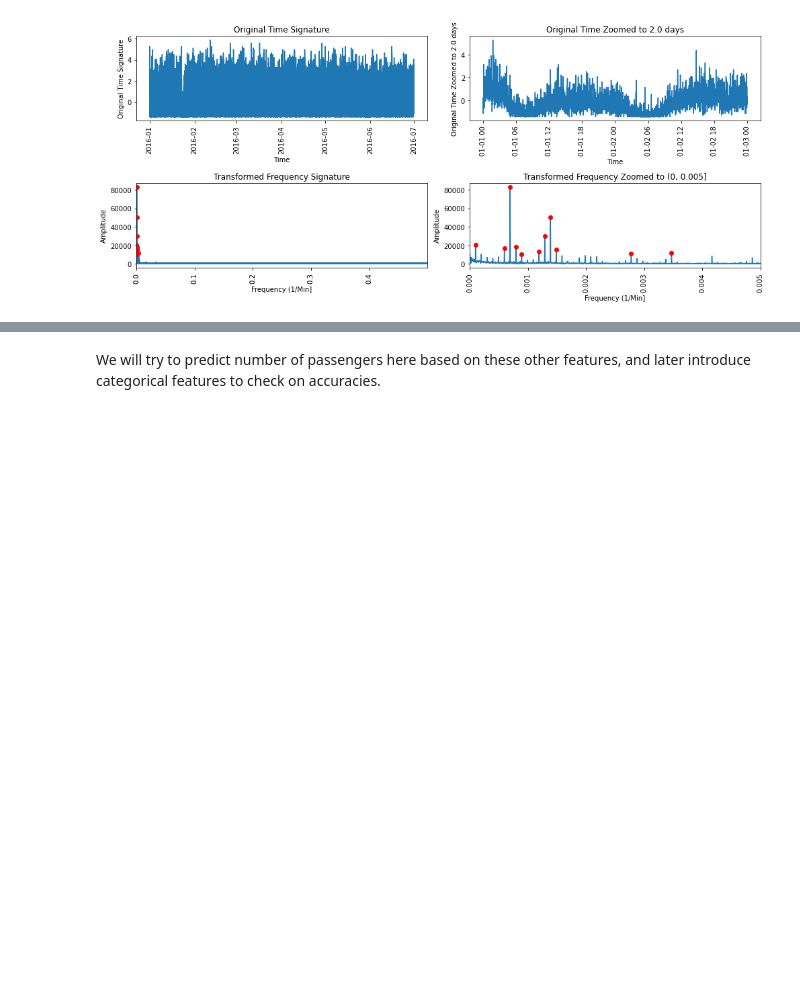
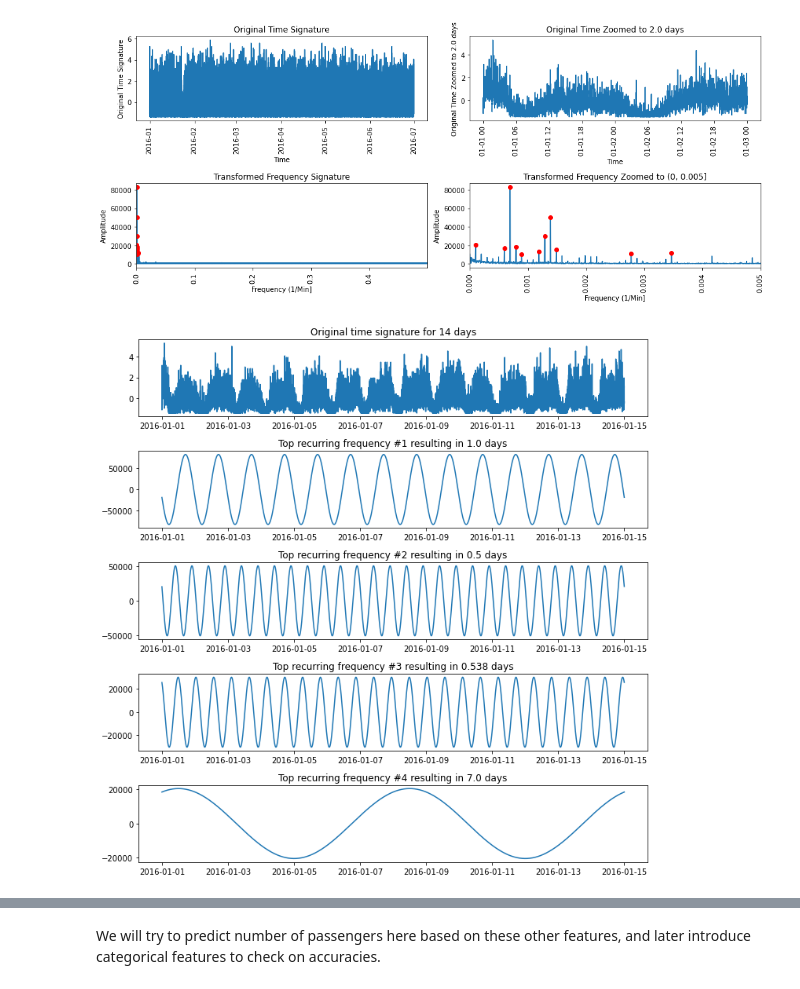
Before and after one commit to shubacca/utils-ts, a Jupyter notebook: NYC_analysis.ipynb, the cells around one changed output, grey strips where cells are left out. Cells and saved outputs as stored; diff of their text form; code cells hidden in the pictures; blank space fills up the shorter version.

```diff
--- a/NYC_analysis.ipynb
+++ b/NYC_analysis.ipynb
@@ -51,3 +69,18 @@ decomposedResult = fftExtract.decompose_df_into_pure_freq(signal=ts_train['pass_
 decomposedResult['FT_All_Std'] = (decomposedResult['FT_All'] - np.mean(decomposedResult['FT_All'])) / np.std(decomposedResult['FT_All'])
 decomposedResult['pass_count_std-FT_All_Std'] = (decomposedResult['pass_count_standardized'] - decomposedResult['FT_All_Std'])
+# %%
+num_days = 14
+plt.figure(figsize=(10,10))
+ax1 = plt.subplot(5,1,1)
+plt.plot(date_time[:60*24*num_days], ts_train['pass_count_standardized'][:60*24*num_days])
+plt.title('Original time signature for {} days'.format(num_days))
+
+for plot_num in range(2,6):
+    ax1 = plt.subplot(5,1,plot_num)
+    plt.plot(date_time[:60*24*num_days], decomposedResult['FT_{}'.format(plot_num - 1)][:60*24*num_days])
+    plt.title('Top recurring frequency #{} resulting in {} days'.format(plot_num -1, np.round(freq_table['period (days)'].values[plot_num - 2], 3)))
+
+plt.tight_layout()
+# %% [output]
+[figure, added]
 # %%
```
Also changed, not shown: parts of 29 cells of this notebook, 3 other files.
